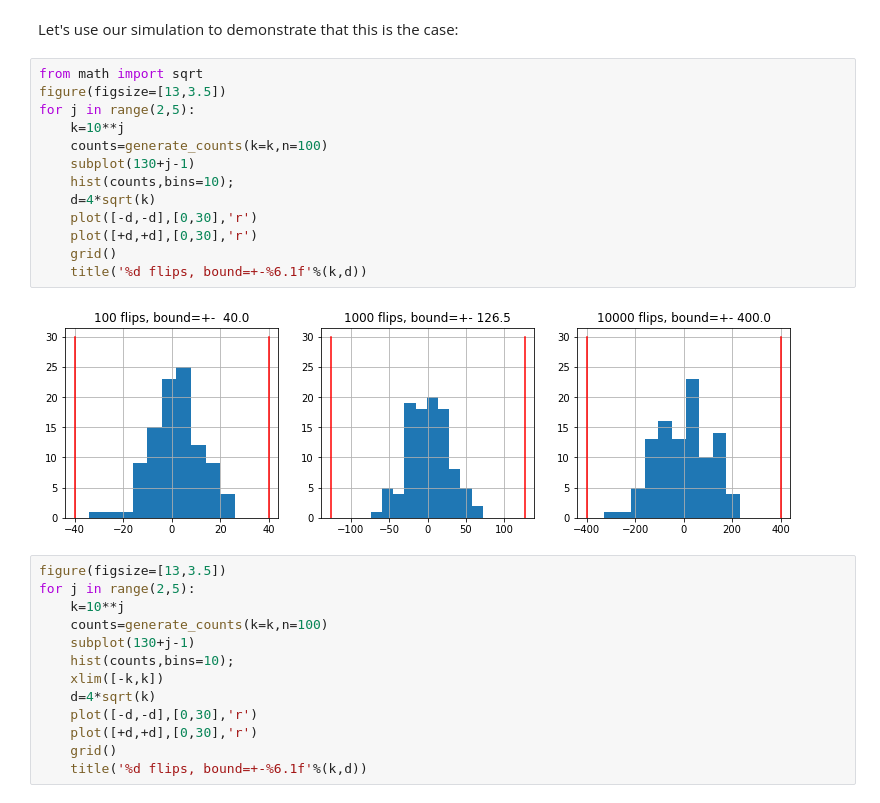
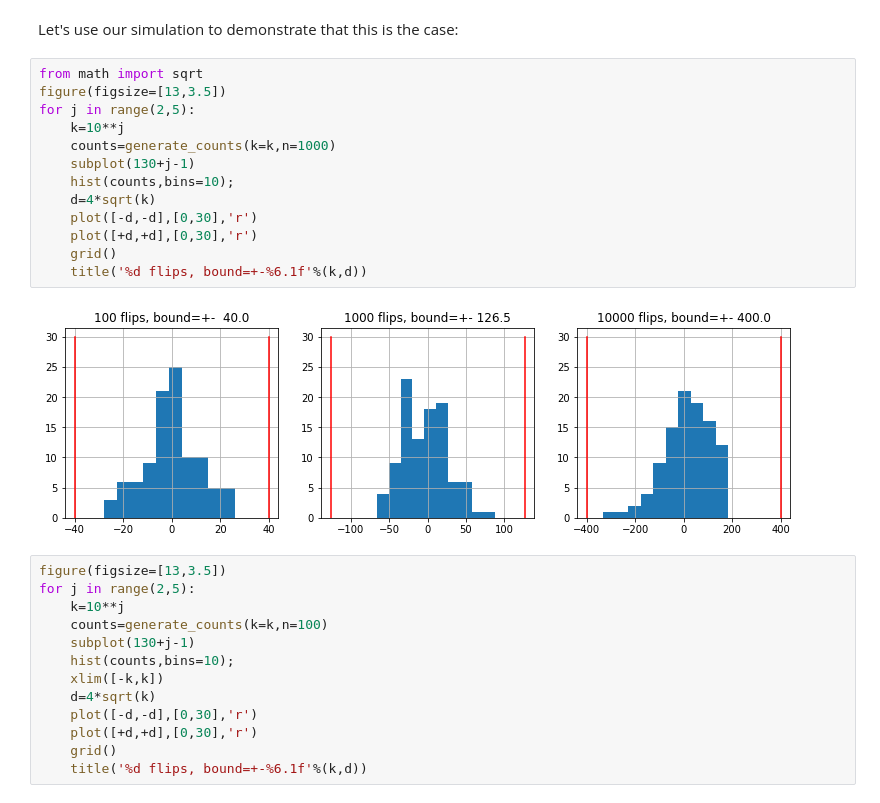
Before and after one commit to bluesky2106/python-ai, a Jupyter notebook: bigdata/day02/1.What-is-Probability.ipynb, the cells around one changed output. Saved outputs shown, nothing was run; the diff lists cells and outputs as text.

```diff
--- a/bigdata/day02/1.What-is-Probability.ipynb
+++ b/bigdata/day02/1.What-is-Probability.ipynb
@@ -91,18 +94,18 @@ Let's use our simulation to demonstrate that this is the case:
 # %%
 from math import sqrt
 figure(figsize=[13,3.5])
 for j in range(2,5):
     k=10**j
-    counts=generate_counts(k=k,n=100)
+    counts=generate_counts(k=k,n=1000)
     subplot(130+j-1)
     hist(counts,bins=10);
     d=4*sqrt(k)
     plot([-d,-d],[0,30],'r')
     plot([+d,+d],[0,30],'r')
     grid()
     title('%d flips, bound=+-%6.1f'%(k,d))
 # %% [output]
-[figure, old version]
+[figure, new version]
 # %%
 figure(figsize=[13,3.5])
 for j in range(2,5):
```
Also changed, not shown: parts of 2 cells of this notebook.
